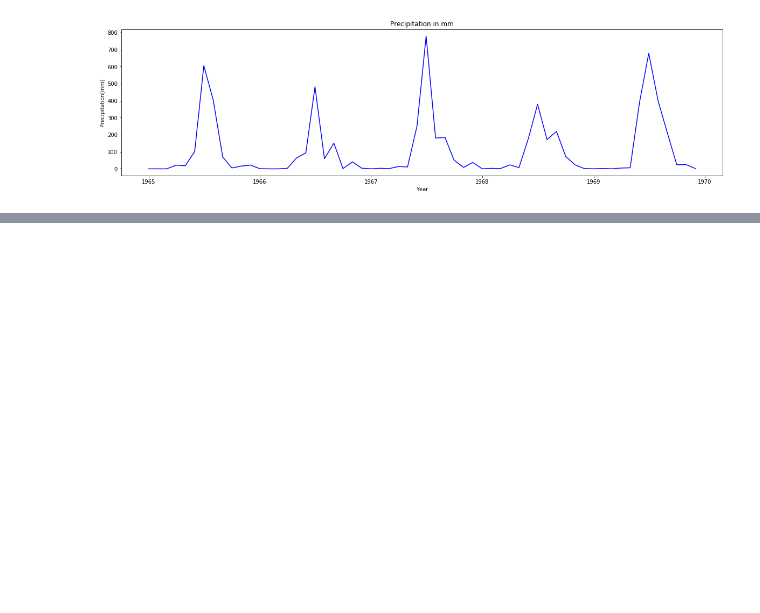
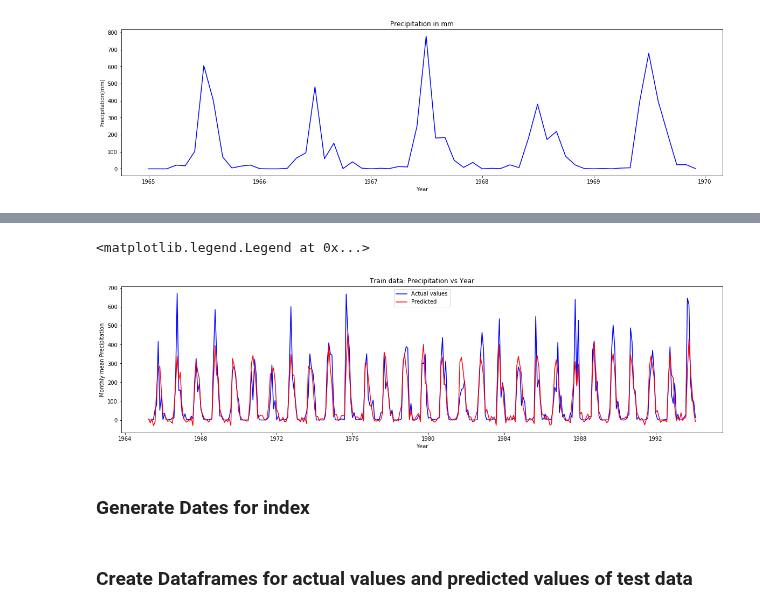
Before and after one commit to Abhishekmamidi123/Time-Series-Forecasting, a Jupyter notebook: Pune_precipitation_analyis_1972_to_2002/LSTM.ipynb, the cells around one changed output, grey strips where cells are left out. Cells and saved outputs as stored; diff of their text form; code cells hidden in the pictures; blank space fills up the shorter version.

Commit message:
LSTM - Updated

```diff
--- a/Pune_precipitation_analyis_1972_to_2002/LSTM.ipynb
+++ b/Pune_precipitation_analyis_1972_to_2002/LSTM.ipynb
@@ -204,6 +294,0 @@ trainX.shape
-# %%
-model = Sequential()
-model.add(LSTM(4, input_shape=(1, look_back)))
-model.add(Dense(1))
-model.compile(loss='mean_squared_error', optimizer='adam')
-model.fit(trainX, trainY, epochs=100, batch_size=1, verbose=2)
@@ -266,7 +312,0 @@ testPredictPlot[:, :] = np.nan
-# %%
-# plot baseline and predictions
-plt.rcParams['figure.figsize'] = [15,10]
-plt.plot(scaler.inverse_transform(data))
-plt.plot(trainPredictPlot)
-plt.plot(testPredictPlot)
-plt.show()
@@ -274,0 +315,2 @@ plt.show()
+# %%
+dates = pd.date_range(start='1965-04', freq='MS', periods=trainY.shape[1])
@@ -274,0 +319,6 @@ plt.show()
+# %%
+trainActual = pd.DataFrame({'Precipitation': trainY[0]})
+trainActual.index = dates
+
+trainPredictdf = pd.DataFrame({'Precipitation': trainPredict[:,0]})
+trainPredictdf.index = dates
@@ -274,0 +329,13 @@ plt.show()
+# %%
+plt.figure(figsize=(20,5))
+plt.plot(trainActual, color='blue', label='Actual values')
+plt.plot(trainPredictdf, color='red', label='Predicted')
+plt.title('Train data: Precipitation vs Year')
+plt.xlabel('Year')
+plt.ylabel('Monthly mean Precipitation')
+plt.legend(loc='best')
+# %% [output]
+<matplotlib.legend.Legend at 0x...>
+[figure, added]
+# %% [markdown]
+### Generate Dates for index
@@ -274,0 +344,2 @@ plt.show()
+# %% [markdown]
+### Create Dataframes for actual values and predicted values of test data
```
Also changed, not shown: parts of 48 cells of this notebook.
